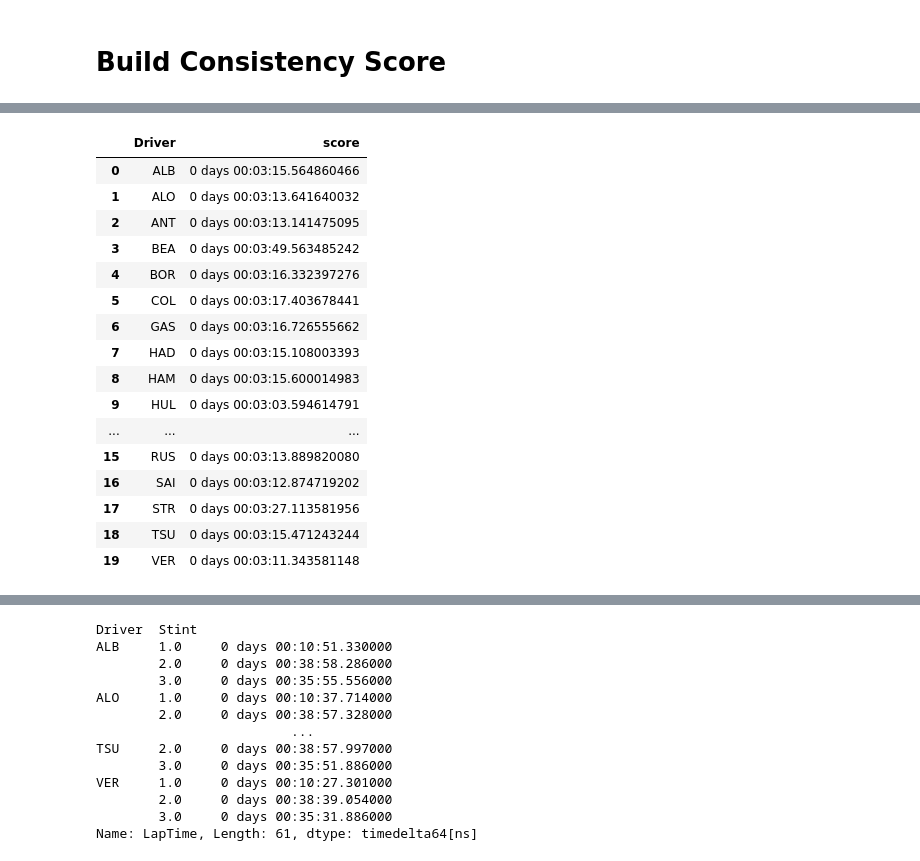
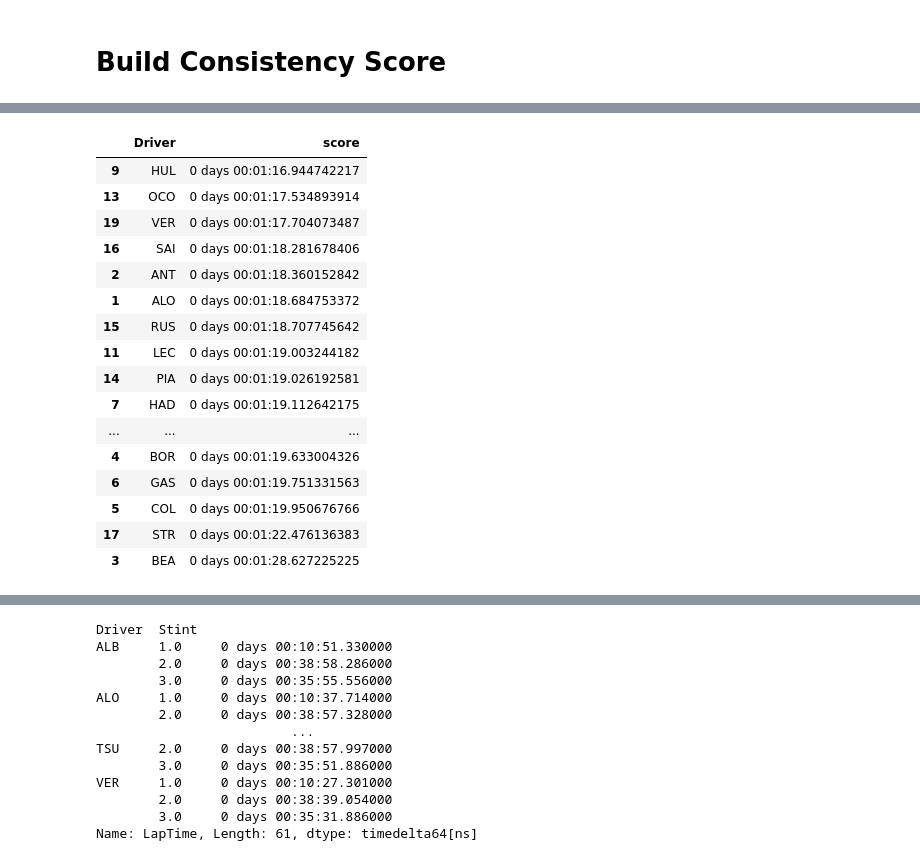
Before and after one commit to lunoack/f1_racepace_and_consistency, a Jupyter notebook: code/1main.ipynb, the cells around one changed output, grey strips where cells are left out. Drawn from its saved outputs; the diff is of its cells as text; code cells hidden in the pictures.

Commit message:
Refactor driver score calculation and output formatting for clarity

```diff
--- a/code/1main.ipynb
+++ b/code/1main.ipynb
@@ -110,8 +110,3 @@ drivers.sort_values('mean', ascending=True)
 | 3 | BEA | 0 days 00:01:33.509560975 | 0 days 00:00:14.919924267 | 0 days 00:02:01.134000 |
 # %% [markdown]
 # Build Consistency Score
-# %%
-drivers['score'] = drivers['mean'] + drivers['std'] + drivers['quantile']
-
-for _, row in drivers.drop_duplicates('Driver').iterrows():
-    print(f"name {row['Driver']} und score {row['score']}")
@@ -139,21 +113,22 @@ name VER und score 0 days 00:03:11.343581148
 # %%
-drivers['score'] = drivers['mean'] + drivers['std'] + drivers['quantile']
-drivers[['Driver', 'score']]
+# the lower the score the better the driver
+drivers['score'] =  0.6 * drivers['mean'] + 0.15 * drivers['std'] + 0.25 * drivers['quantile']
+drivers[['Driver', 'score']].sort_values('score', ascending=True)
 # %% [output]
 |  | Driver | score |
-| 0 | ALB | 0 days 00:03:15.564860466 |
-| 1 | ALO | 0 days 00:03:13.641640032 |
-| 2 | ANT | 0 days 00:03:13.141475095 |
-| 3 | BEA | 0 days 00:03:49.563485242 |
-| 4 | BOR | 0 days 00:03:16.332397276 |
-| 5 | COL | 0 days 00:03:17.403678441 |
-| 6 | GAS | 0 days 00:03:16.726555662 |
-| 7 | HAD | 0 days 00:03:15.108003393 |
-| 8 | HAM | 0 days 00:03:15.600014983 |
-| 9 | HUL | 0 days 00:03:03.594614791 |
+| 9 | HUL | 0 days 00:01:16.944742217 |
+| 13 | OCO | 0 days 00:01:17.534893914 |
+| 19 | VER | 0 days 00:01:17.704073487 |
+| 16 | SAI | 0 days 00:01:18.281678406 |
+| 2 | ANT | 0 days 00:01:18.360152842 |
+| 1 | ALO | 0 days 00:01:18.684753372 |
+| 15 | RUS | 0 days 00:01:18.707745642 |
+| 11 | LEC | 0 days 00:01:19.003244182 |
+| 14 | PIA | 0 days 00:01:19.026192581 |
+| 7 | HAD | 0 days 00:01:19.112642175 |
 | ... | ... | ... |
-| 15 | RUS | 0 days 00:03:13.889820080 |
-| 16 | SAI | 0 days 00:03:12.874719202 |
-| 17 | STR | 0 days 00:03:27.113581956 |
-| 18 | TSU | 0 days 00:03:15.471243244 |
-| 19 | VER | 0 days 00:03:11.343581148 |
+| 4 | BOR | 0 days 00:01:19.633004326 |
+| 6 | GAS | 0 days 00:01:19.751331563 |
+| 5 | COL | 0 days 00:01:19.950676766 |
+| 17 | STR | 0 days 00:01:22.476136383 |
+| 3 | BEA | 0 days 00:01:28.627225225 |
```
Also changed, not shown: parts of 2 cells of this notebook.
